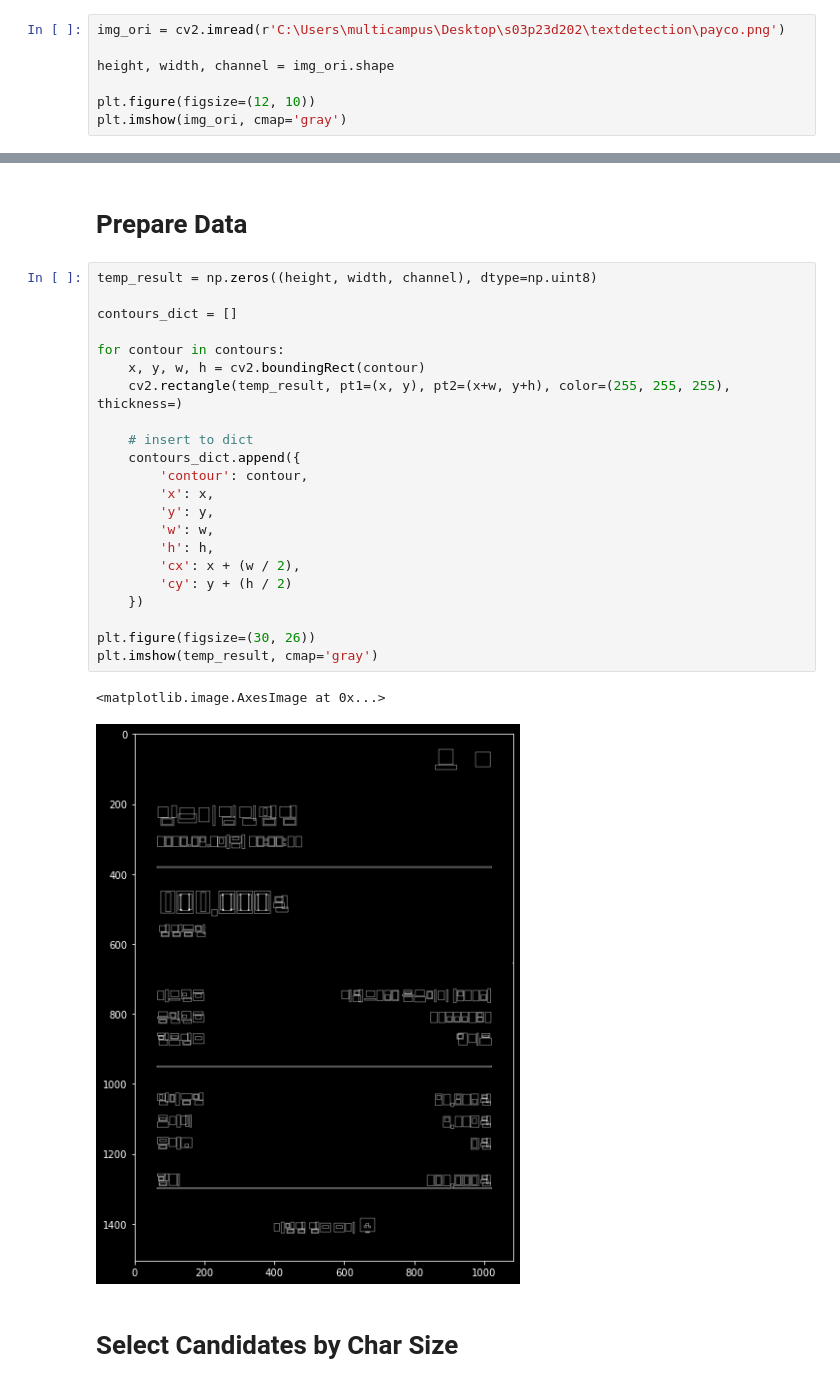
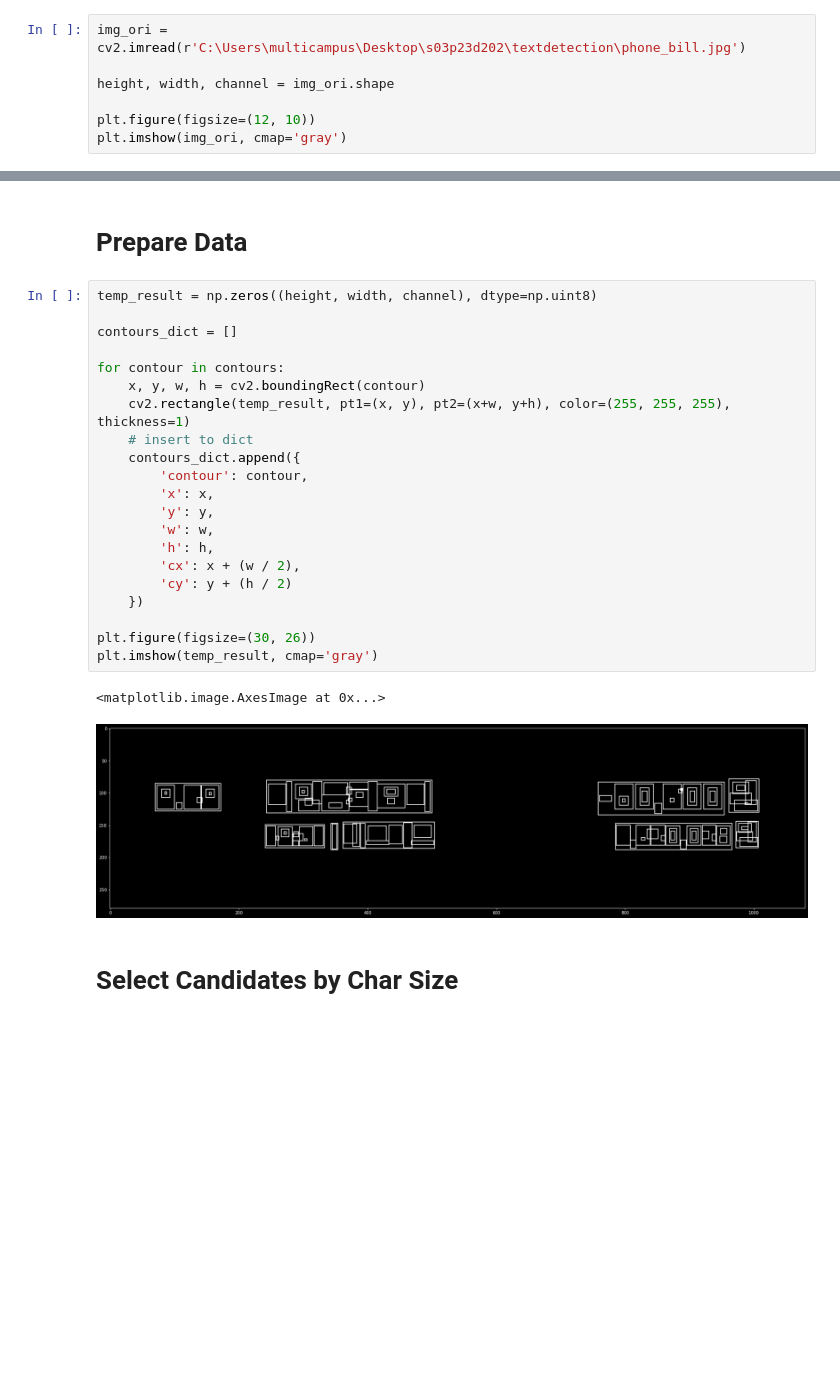
Before and after one commit to do-park/sikdorang, a Jupyter notebook: textdetection/original_try.ipynb, the cells around one changed output, grey strips where cells are left out. Cells and saved outputs as stored; diff of their text form; blank space fills up the shorter version.

```diff
--- a/textdetection/original_try.ipynb
+++ b/textdetection/original_try.ipynb
@@ -8,7 +8,7 @@ plt.style.use('dark_background')
 # %% [markdown]
 # Read Input Image
 # %%
-img_ori = cv2.imread(r'C:\Users\multicampus\Desktop\s03p23d202\textdetection\payco.png')
+img_ori = cv2.imread(r'C:\Users\multicampus\Desktop\s03p23d202\textdetection\phone_bill.jpg')
 
 height, width, channel = img_ori.shape
 
@@ -89,28 +89,27 @@ plt.imshow(temp_result)
 # %%
 temp_result = np.zeros((height, width, channel), dtype=np.uint8)
 
 contours_dict = []
 
 for contour in contours:
     x, y, w, h = cv2.boundingRect(contour)
-    cv2.rectangle(temp_result, pt1=(x, y), pt2=(x+w, y+h), color=(255, 255, 255), thickness=)
-
+    cv2.rectangle(temp_result, pt1=(x, y), pt2=(x+w, y+h), color=(255, 255, 255), thickness=1)
     # insert to dict
     contours_dict.append({
         'contour': contour,
         'x': x,
         'y': y,
         'w': w,
         'h': h,
         'cx': x + (w / 2),
         'cy': y + (h / 2)
     })
 
 plt.figure(figsize=(30, 26))
 plt.imshow(temp_result, cmap='gray')
 # %% [output]
 <matplotlib.image.AxesImage at 0x...>
-[figure, old version]
+[figure, new version]
 # %% [markdown]
 # Select Candidates by Char Size
 # %%
```
Also changed, not shown: parts of 6 cells of this notebook, 8 other files.
